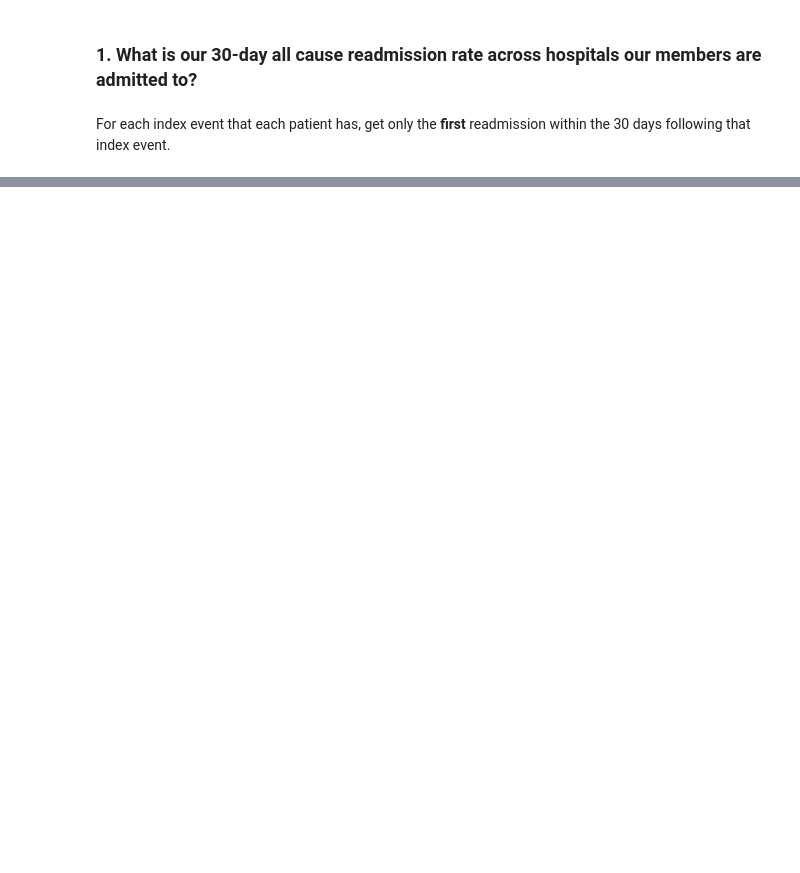
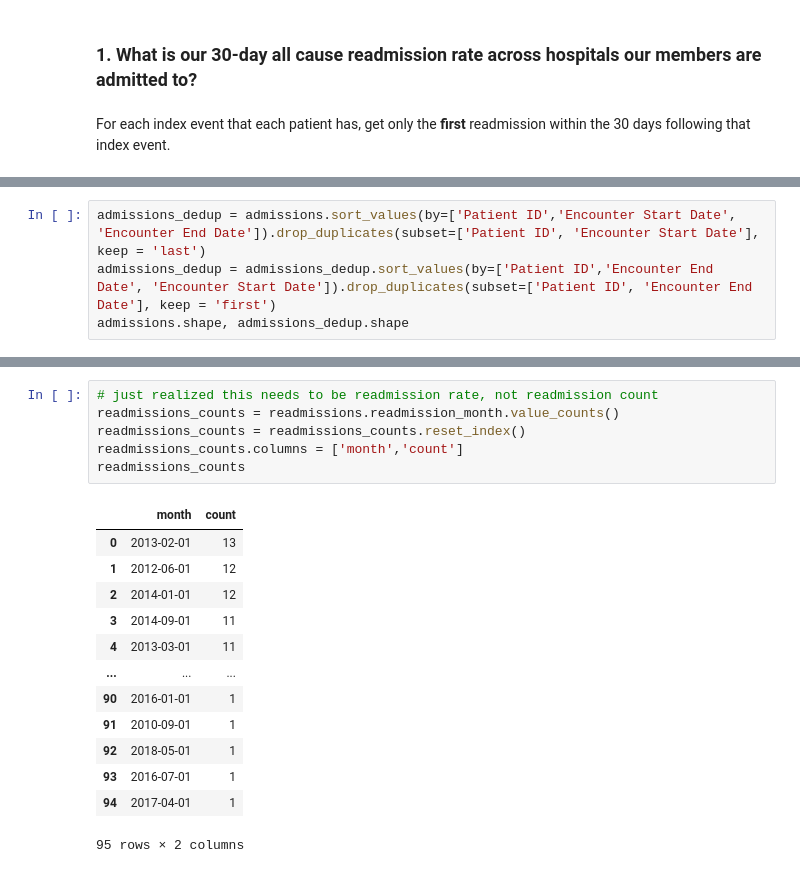
Before and after one commit to simon-mack/hospital_readmission_analysis, a Jupyter notebook: notebooks/ursa_readmission.ipynb, the cells around one changed output, grey strips where cells are left out. Cells and saved outputs as stored; diff of their text form; blank space fills up the shorter version.

```diff
--- a/notebooks/ursa_readmission.ipynb
+++ b/notebooks/ursa_readmission.ipynb
@@ -211,0 +98,4 @@ example_indexes
+# %%
+admissions_dedup = admissions.sort_values(by=['Patient ID','Encounter Start Date', 'Encounter End Date']).drop_duplicates(subset=['Patient ID', 'Encounter Start Date'], keep = 'last')
+admissions_dedup = admissions_dedup.sort_values(by=['Patient ID','Encounter End Date', 'Encounter Start Date']).drop_duplicates(subset=['Patient ID', 'Encounter End Date'], keep = 'first')
+admissions.shape, admissions_dedup.shape
@@ -211,0 +178,20 @@ example_indexes
+# %%
+# just realized this needs to be readmission rate, not readmission count
+readmissions_counts = readmissions.readmission_month.value_counts()
+readmissions_counts = readmissions_counts.reset_index()
+readmissions_counts.columns = ['month','count']
+readmissions_counts
+# %% [output]
+|  | month | count |
+| 0 | 2013-02-01 | 13 |
+| 1 | 2012-06-01 | 12 |
+| 2 | 2014-01-01 | 12 |
+| 3 | 2014-09-01 | 11 |
+| 4 | 2013-03-01 | 11 |
+| ... | ... | ... |
+| 90 | 2016-01-01 | 1 |
+| 91 | 2010-09-01 | 1 |
+| 92 | 2018-05-01 | 1 |
+| 93 | 2016-07-01 | 1 |
+| 94 | 2017-04-01 | 1 |
+95 rows × 2 columns
```
Also changed, not shown: parts of 31 cells of this notebook.
